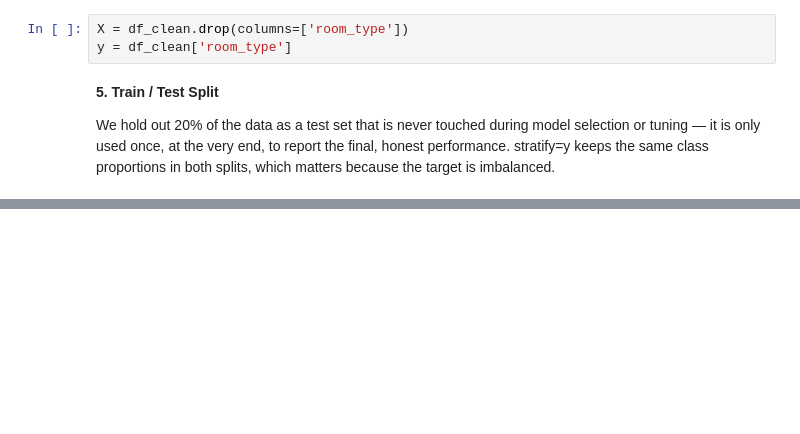
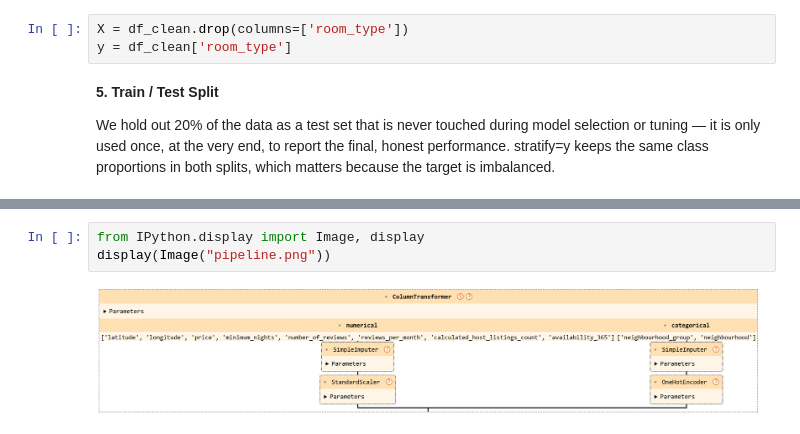
Before and after one commit to AlwinVJ/-NYC-Airbnb-Room-Type-Predictor, a Jupyter notebook: nyc_airbnb_room_type_classification.ipynb, the cells around one changed output, grey strips where cells are left out. Drawn from its saved outputs; the diff is of its cells as text; blank space fills up the shorter version.

Commit message:
refactor: update the preprocessing pipeline image

```diff
--- a/nyc_airbnb_room_type_classification.ipynb
+++ b/nyc_airbnb_room_type_classification.ipynb
@@ -473,0 +538,5 @@ X_train, X_test, y_train, y_test = train_test_split(X, y, test_size=0.33, random
+# %%
+from IPython.display import Image, display
+display(Image("pipeline.png"))
+# %% [output]
+[figure, added]
```
Also changed, not shown: parts of 7 cells of this notebook, 2 other files.
